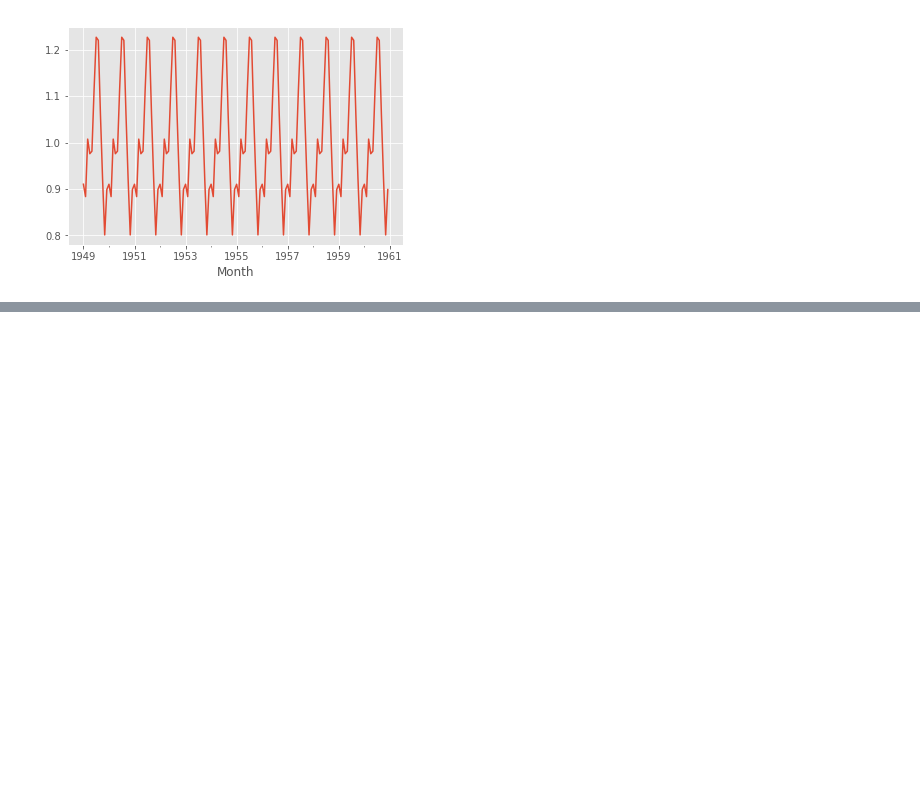
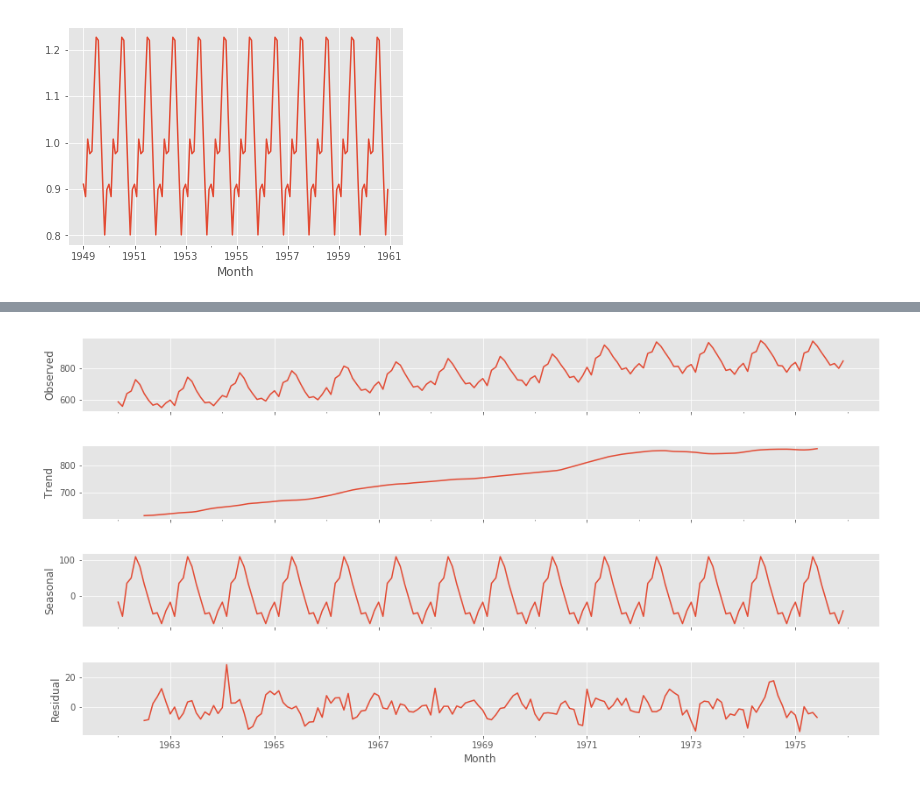
Before and after one commit to HeadHunTeR779/Hodrick-Prescott-Filter-Implementation-in-Statsmodels, a Jupyter notebook: statsmodels_Fun.ipynb, the cells around one changed output, grey strips where cells are left out. Saved outputs shown, nothing was run; the diff lists cells and outputs as text; code cells hidden in the pictures; blank space fills up the shorter version.

```diff
--- a/statsmodels_Fun.ipynb
+++ b/statsmodels_Fun.ipynb
@@ -291,0 +399,7 @@ result.seasonal.plot()
+# %%
+#ETS DECOMPOSITION
+result = sm.tsa.seasonal_decompose(df['Milk in Pounds per Cow'])
+fig= result.plot()
+fig.set_size_inches(15,8)
+# %% [output]
+[figure, added]
```
Also changed, not shown: parts of 20 cells of this notebook.
